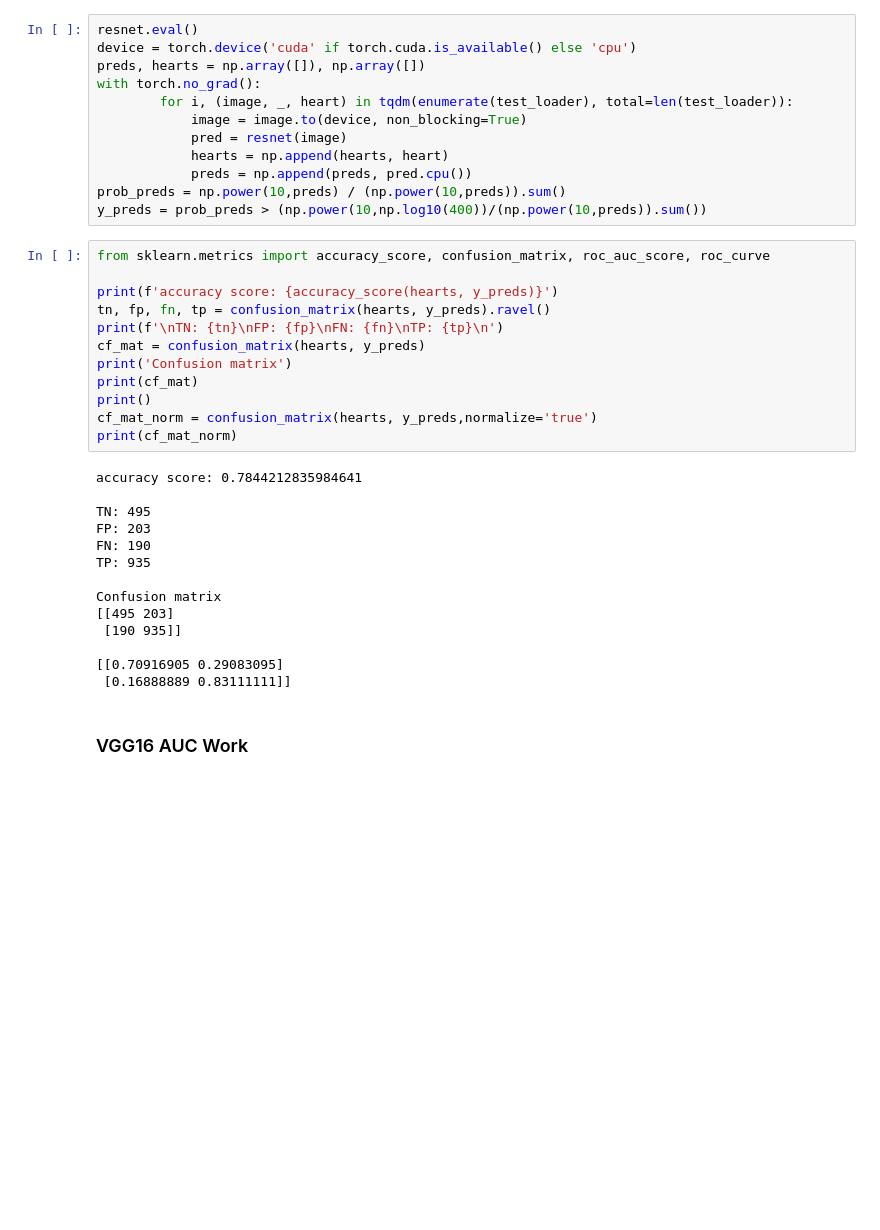
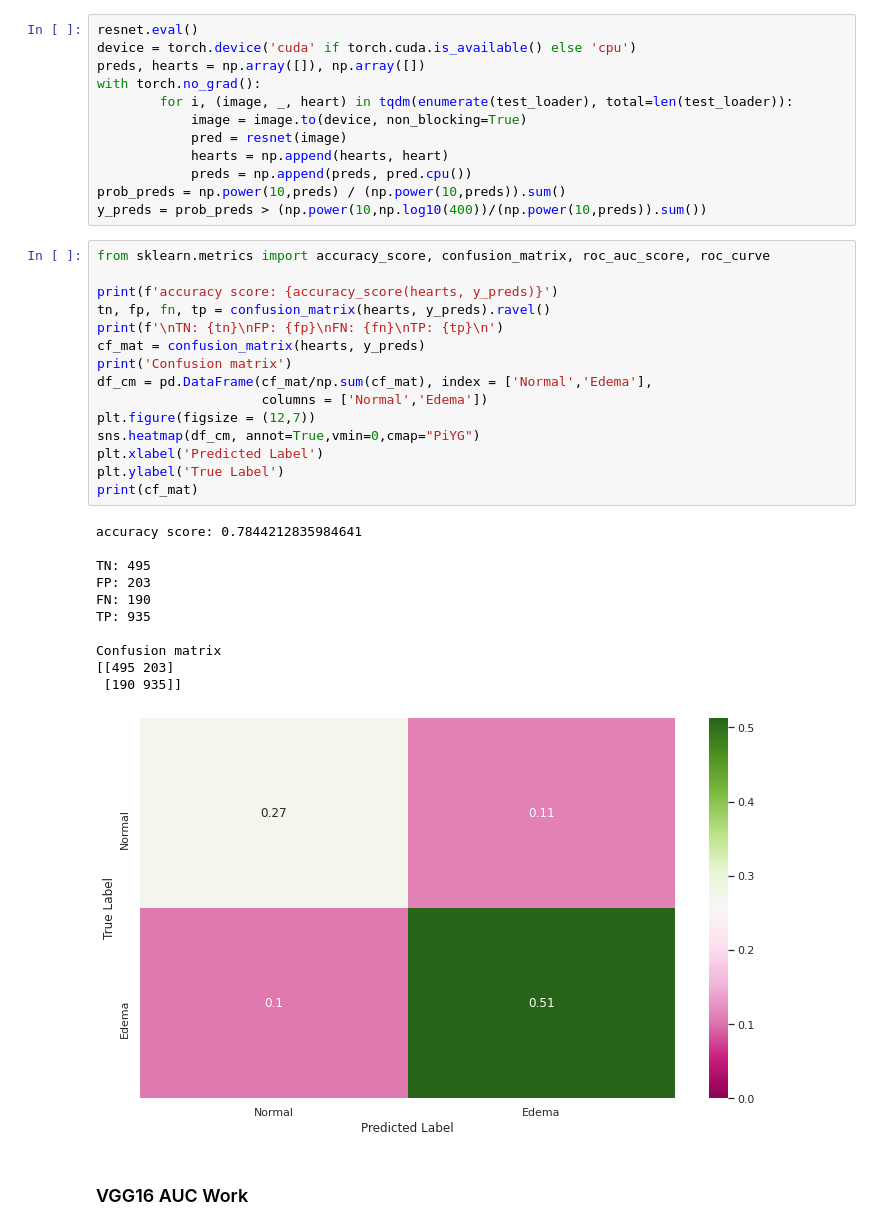
Before and after one commit to ddav118/DSC180A, a Jupyter notebook: Final.ipynb, the cells around one changed output. Drawn from its saved outputs; the diff is of its cells as text; blank space fills up the shorter version.

Commit message:
updated for confusion matrix

```diff
--- a/Final.ipynb
+++ b/Final.ipynb
@@ -463,29 +475,30 @@ y_preds = prob_preds > (np.power(10,np.log10(400))/(np.power(10,preds)).sum())
 # %%
 from sklearn.metrics import accuracy_score, confusion_matrix, roc_auc_score, roc_curve
 
 print(f'accuracy score: {accuracy_score(hearts, y_preds)}')
 tn, fp, fn, tp = confusion_matrix(hearts, y_preds).ravel()
 print(f'\nTN: {tn}\nFP: {fp}\nFN: {fn}\nTP: {tp}\n')
 cf_mat = confusion_matrix(hearts, y_preds)
 print('Confusion matrix')
+df_cm = pd.DataFrame(cf_mat/np.sum(cf_mat), index = ['Normal','Edema'],
+                     columns = ['Normal','Edema'])
+plt.figure(figsize = (12,7))
+sns.heatmap(df_cm, annot=True,vmin=0,cmap="PiYG")
+plt.xlabel('Predicted Label')
+plt.ylabel('True Label')
 print(cf_mat)
-print()
-cf_mat_norm = confusion_matrix(hearts, y_preds,normalize='true')
-print(cf_mat_norm)
 # %% [output]
 accuracy score: 0.7844212835984641
 
 TN: 495
 FP: 203
 FN: 190
 TP: 935
 
 Confusion matrix
 [[495 203]
  [190 935]]
-
-[[0.70916905 0.29083095]
- [0.16888889 0.83111111]]
+[figure, added]
 # %% [markdown]
 ### VGG16 AUC Work
 # %%
```
Also changed, not shown: parts of 24 cells of this notebook.
